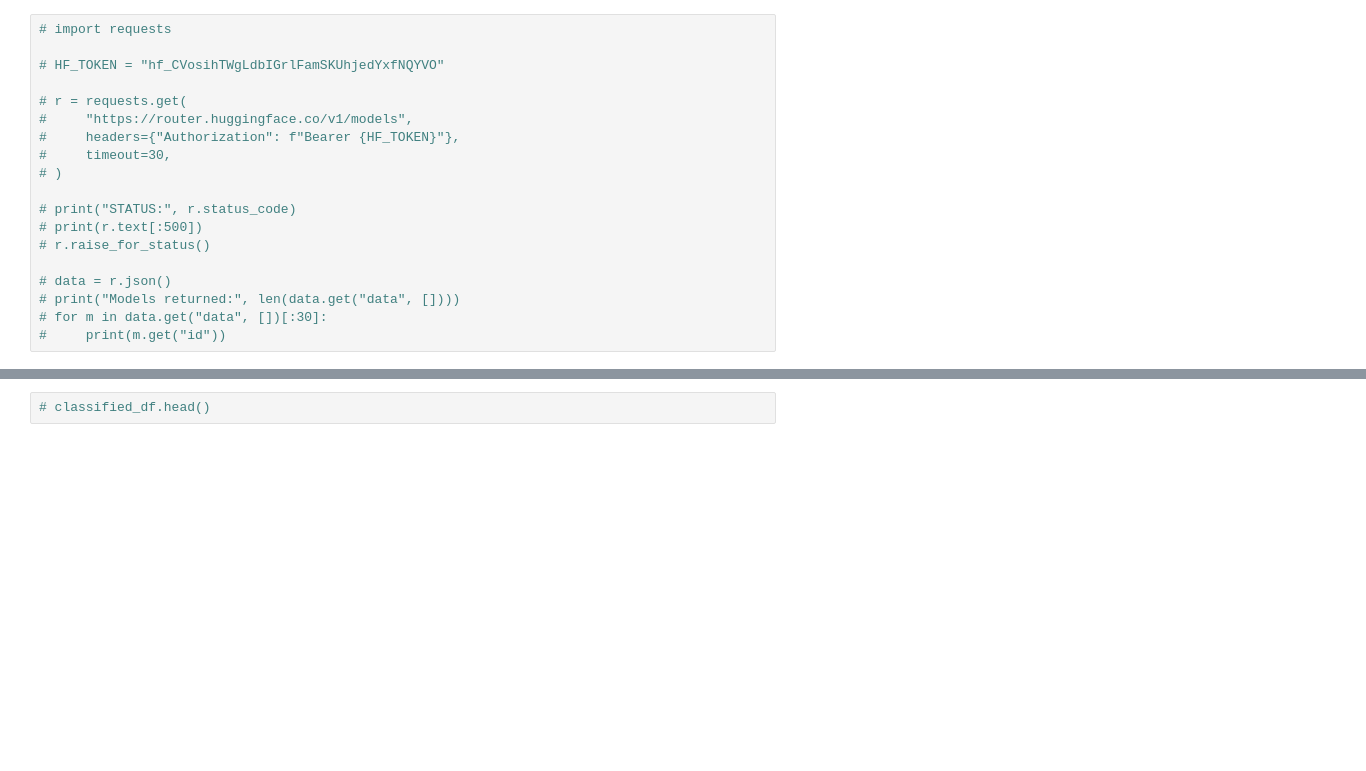
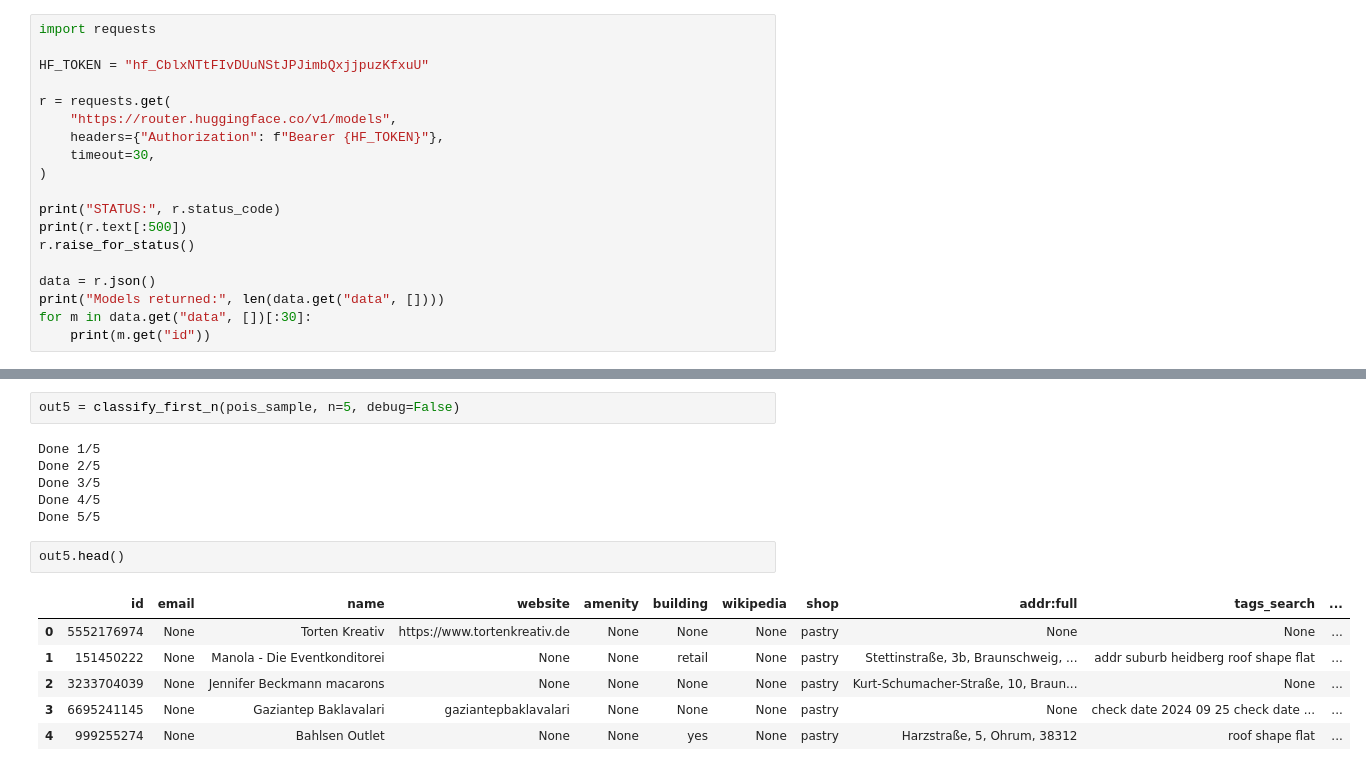
Before and after one commit to TUBS-IVS/Capacity_Calculation-pipeline, a Jupyter notebook: LLMs-implementation.ipynb, the cells around one changed output, grey strips where cells are left out. Drawn from its saved outputs; the diff is of its cells as text; blank space fills up the shorter version.

```diff
--- a/LLMs-implementation.ipynb
+++ b/LLMs-implementation.ipynb
@@ -10,19 +111,19 @@
 # %%
-# import requests
+import requests
 
-# HF_TOKEN = "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"
+HF_TOKEN = "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"
 
-# r = requests.get(
-#     "https://router.huggingface.co/v1/models",
-#     headers={"Authorization": f"Bearer {HF_TOKEN}"},
-#     timeout=30,
-# )
+r = requests.get(
+    "https://router.huggingface.co/v1/models",
+    headers={"Authorization": f"Bearer {HF_TOKEN}"},
+    timeout=30,
+)
 
-# print("STATUS:", r.status_code)
-# print(r.text[:500])
-# r.raise_for_status()
+print("STATUS:", r.status_code)
+print(r.text[:500])
+r.raise_for_status()
 
-# data = r.json()
-# print("Models returned:", len(data.get("data", [])))
-# for m in data.get("data", [])[:30]:
-#     print(m.get("id"))
+data = r.json()
+print("Models returned:", len(data.get("data", [])))
+for m in data.get("data", [])[:30]:
+    print(m.get("id"))
@@ -269,2 +381,17 @@
-# %%
-# classified_df.head()
+# %%
+out5 = classify_first_n(pois_sample, n=5, debug=False)
+# %% [output]
+Done 1/5
+Done 2/5
+Done 3/5
+Done 4/5
+Done 5/5
+# %%
+out5.head()
+# %% [output]
+|  | id | email | name | website | amenity | building | wikipedia | shop | addr:full | tags_search | ... |
+| 0 | 5552176974 | None | Torten Kreativ | https://www.tortenkreativ.de | None | None | None | pastry | None | None | ... |
+| 1 | 151450222 | None | Manola - Die Eventkonditorei | None | None | retail | None | pastry | Stettinstraße, 3b, Braunschweig, ... | addr suburb heidberg roof shape flat | ... |
+| 2 | 3233704039 | None | Jennifer Beckmann macarons | None | None | None | None | pastry | Kurt-Schumacher-Straße, 10, Braun... | None | ... |
+| 3 | 6695241145 | None | Gaziantep Baklavalari | gaziantepbaklavalari | None | None | None | pastry | None | check date 2024 09 25 check date ... | ... |
+| 4 | 999255274 | None | Bahlsen Outlet | None | None | yes | None | pastry | Harzstraße, 5, Ohrum, 38312 | roof shape flat | ... |
```
Also changed, not shown: parts of 10 cells of this notebook, 3 other files.
